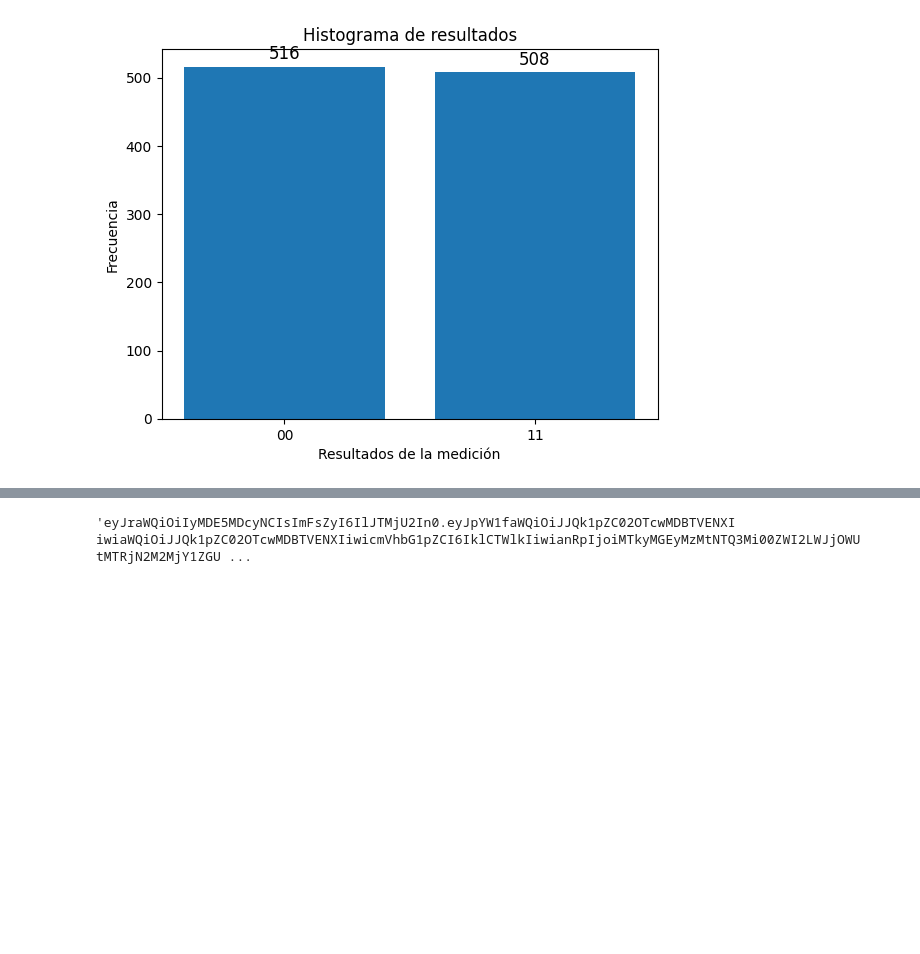
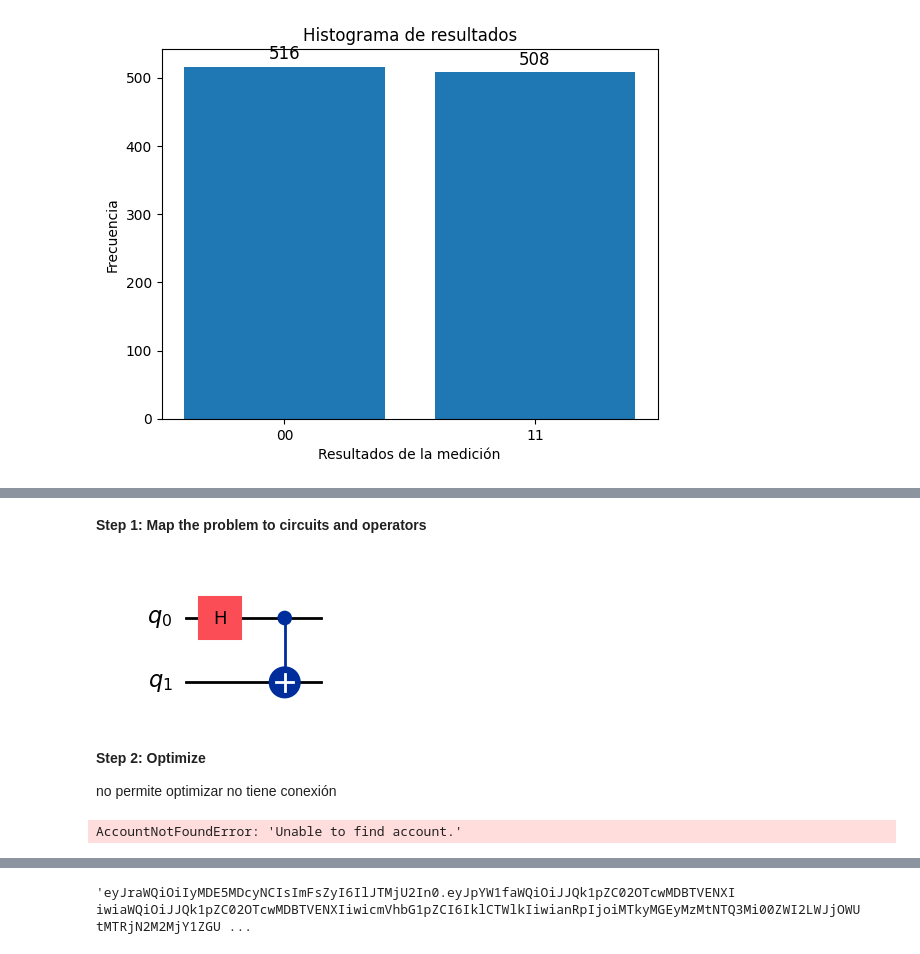
Before and after one commit to imardiego/pruebasQiskit, a Jupyter notebook: entrelazamiento1.ipynb, the cells around one changed output, grey strips where cells are left out. Saved outputs shown, nothing was run; the diff lists cells and outputs as text; code cells hidden in the pictures; blank space fills up the shorter version.

```diff
--- a/entrelazamiento1.ipynb
+++ b/entrelazamiento1.ipynb
@@ -64,0 +75,15 @@ plt.show()
+# %% [markdown]
+**Step 1: Map the problem to circuits and operators**
+# %%
+from qiskit import QuantumCircuit
+
+qc = QuantumCircuit(2)
+
+qc.h(0)
+qc.cx(0, 1)
+
+qc.draw(output='mpl')
+# No he ejecutado el circuito, pero si lo hiciera, obtendría un estado de Bell
+# entre los dos qubits.
+# %% [output]
+[figure, added]
@@ -64,0 +117,18 @@ plt.show()
+# %% [markdown]
+**Step 2: Optimize**
+
+no permite optimizar no tiene conexión
+# %%
+from qiskit_ibm_runtime import QiskitRuntimeService
+
+service = QiskitRuntimeService()
+
+backend = service.least_busy(simulator=False, operational=True)
+
+# Convert to an ISA circuit and layout-mapped observables.
+pm = generate_preset_pass_manager(backend=backend, optimization_level=1)
+isa_circuit = pm.run(qc)
+
+isa_circuit.draw("mpl", idle_wires=False)
+# %% [output]
+AccountNotFoundError: 'Unable to find account.'
```
Also changed, not shown: parts of 12 cells of this notebook, 2 other files.
